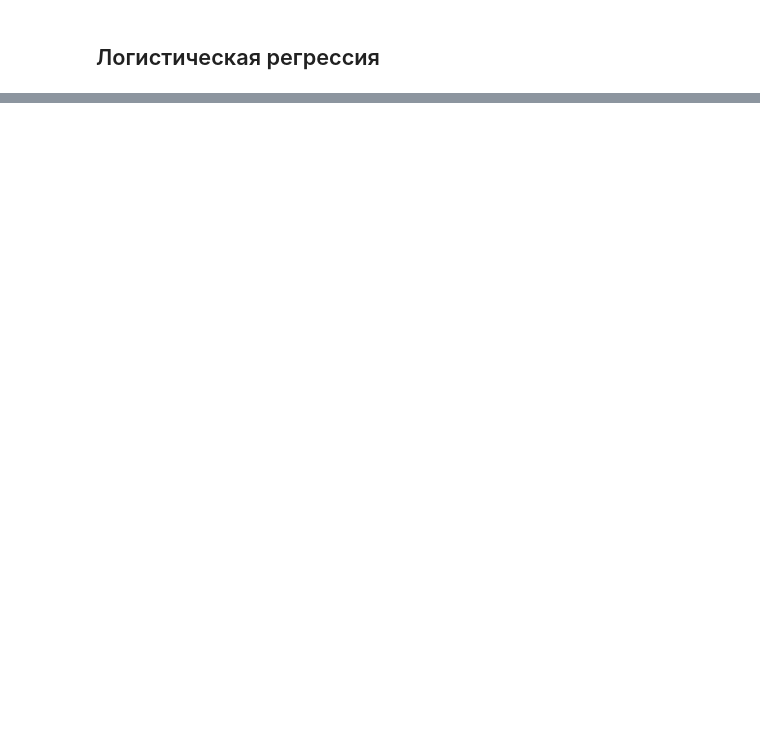
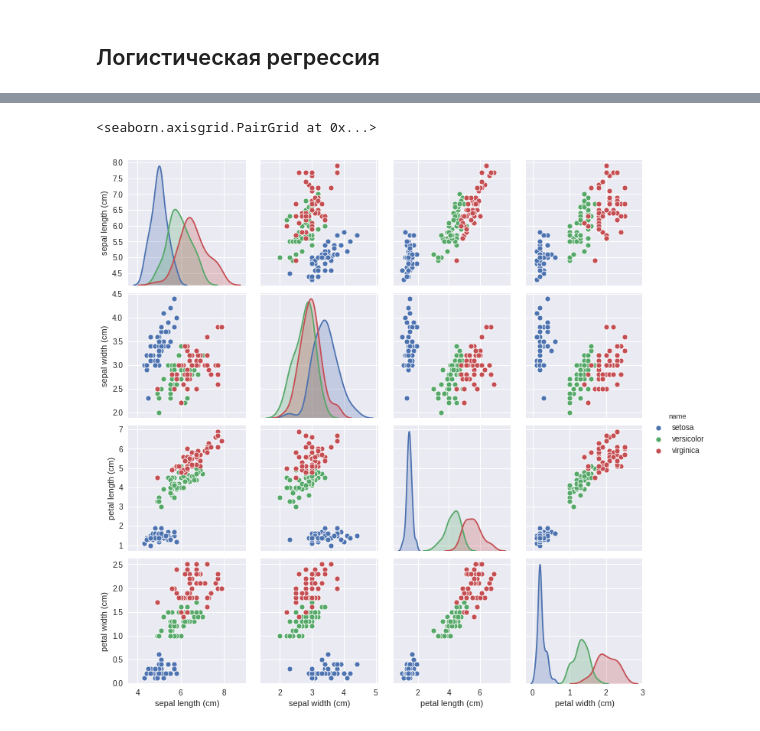
Before and after one commit to alyona-belova/cs102, a Jupyter notebook: homework09/LogisticRegression.ipynb, the cells around one changed output, grey strips where cells are left out. Saved outputs shown, nothing was run; the diff lists cells and outputs as text; code cells hidden in the pictures; blank space fills up the shorter version.

```diff
--- a/homework09/LogisticRegression.ipynb
+++ b/homework09/LogisticRegression.ipynb
@@ -67,0 +38,2 @@ y_scaled = z_scaler(y_filtered)
+# %%
+iris = load_iris()
@@ -67,0 +55,5 @@ y_scaled = z_scaler(y_filtered)
+# %%
+iris_frame = DataFrame(iris.data)
+iris_frame.columns = iris.feature_names
+iris_frame['target'] = iris.target
+iris_frame['name'] = iris_frame.target.apply(lambda x : iris.target_names[x])
@@ -67,0 +79,5 @@ y_scaled = z_scaler(y_filtered)
+# %%
+sns.pairplot(iris_frame[['sepal length (cm)','sepal width (cm)','petal length (cm)','petal width (cm)','name']], hue = 'name')
+# %% [output]
+<seaborn.axisgrid.PairGrid at 0x...>
+[figure, added]
```
Also changed, not shown: parts of 20 cells of this notebook.
